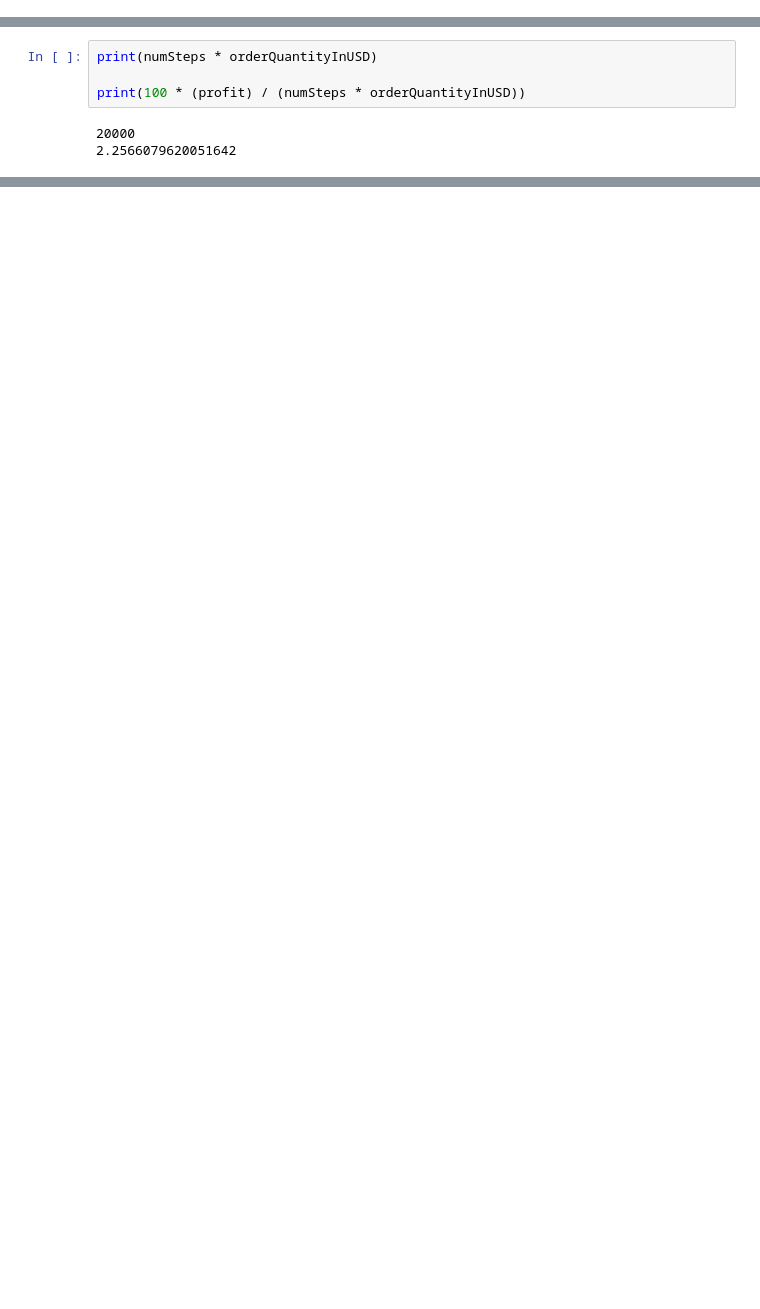
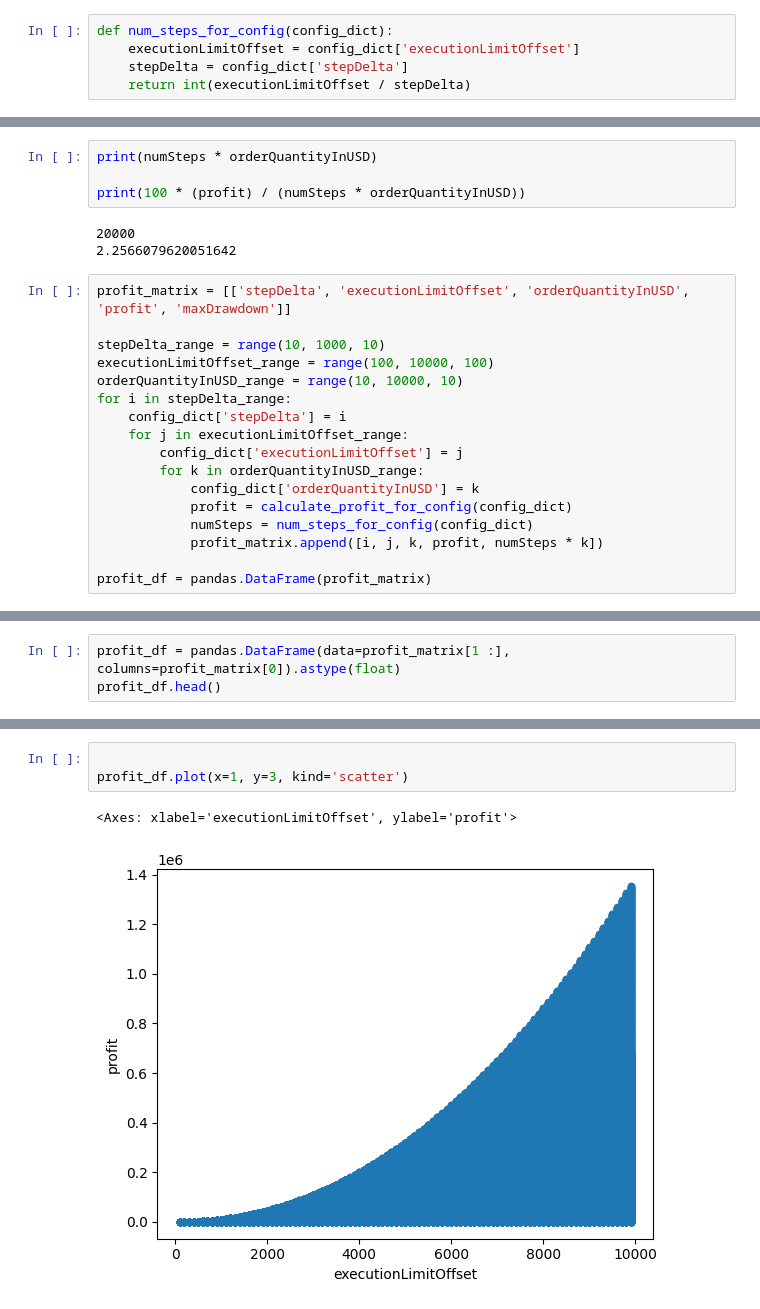
Before and after one commit to VrajPandya/OpenTrader, a Jupyter notebook: lab/Notebooks/Constant_Step_Offset.ipynb, the cells around one changed output, grey strips where cells are left out. Saved outputs shown, nothing was run; the diff lists cells and outputs as text; blank space fills up the shorter version.

```diff
--- a/lab/Notebooks/Constant_Step_Offset.ipynb
+++ b/lab/Notebooks/Constant_Step_Offset.ipynb
@@ -63,3 +81,8 @@ print(profit)
+# %%
+def num_steps_for_config(config_dict):
+    executionLimitOffset = config_dict['executionLimitOffset']
+    stepDelta = config_dict['stepDelta']
+    return int(executionLimitOffset / stepDelta)
 # %%
 config_dict = {
     "baseline" : 77000,
@@ -104,3 +104,20 @@ print(100 * (profit) / (numSteps * orderQuantityInUSD))
 # %% [output]
 20000
 2.2566079620051642
+# %%
+profit_matrix = [['stepDelta', 'executionLimitOffset', 'orderQuantityInUSD', 'profit', 'maxDrawdown']]
+
+stepDelta_range = range(10, 1000, 10)
+executionLimitOffset_range = range(100, 10000, 100)
+orderQuantityInUSD_range = range(10, 10000, 10)
+for i in stepDelta_range:
+    config_dict['stepDelta'] = i
+    for j in executionLimitOffset_range:
+        config_dict['executionLimitOffset'] = j
+        for k in orderQuantityInUSD_range:
+            config_dict['orderQuantityInUSD'] = k
+            profit = calculate_profit_for_config(config_dict)
+            numSteps = num_steps_for_config(config_dict)
+            profit_matrix.append([i, j, k, profit, numSteps * k])
+
+profit_df = pandas.DataFrame(profit_matrix)
@@ -106,0 +126,3 @@ print(100 * (profit) / (numSteps * orderQuantityInUSD))
+# %%
+profit_df = pandas.DataFrame(data=profit_matrix[1 :], columns=profit_matrix[0]).astype(float)
+profit_df.head()
@@ -106,0 +136,6 @@ print(100 * (profit) / (numSteps * orderQuantityInUSD))
+# %%
+
+profit_df.plot(x=1, y=3, kind='scatter')
+# %% [output]
+<Axes: xlabel='executionLimitOffset', ylabel='profit'>
+[figure, added]
```
Also changed, not shown: parts of 7 cells of this notebook.
